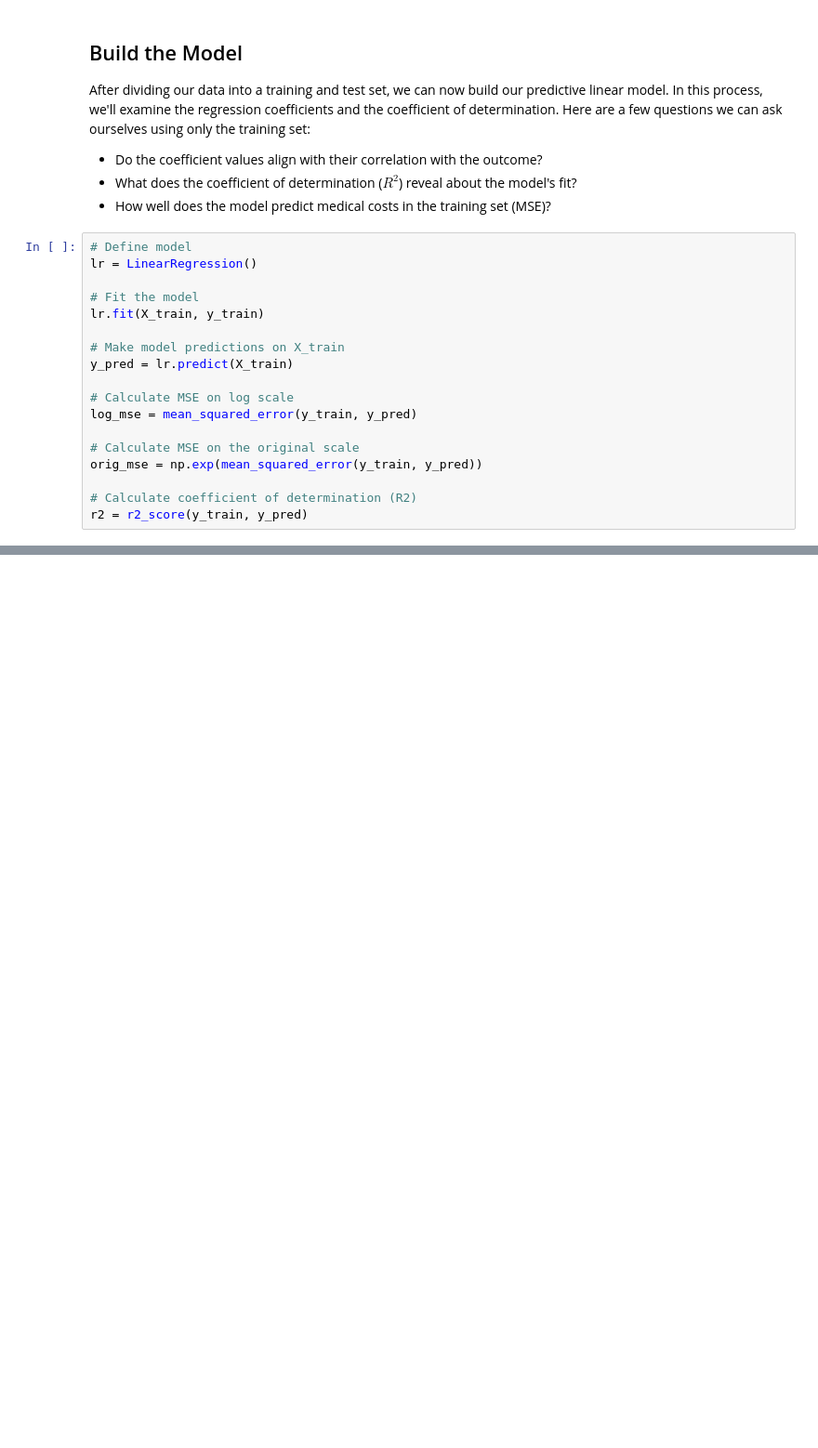
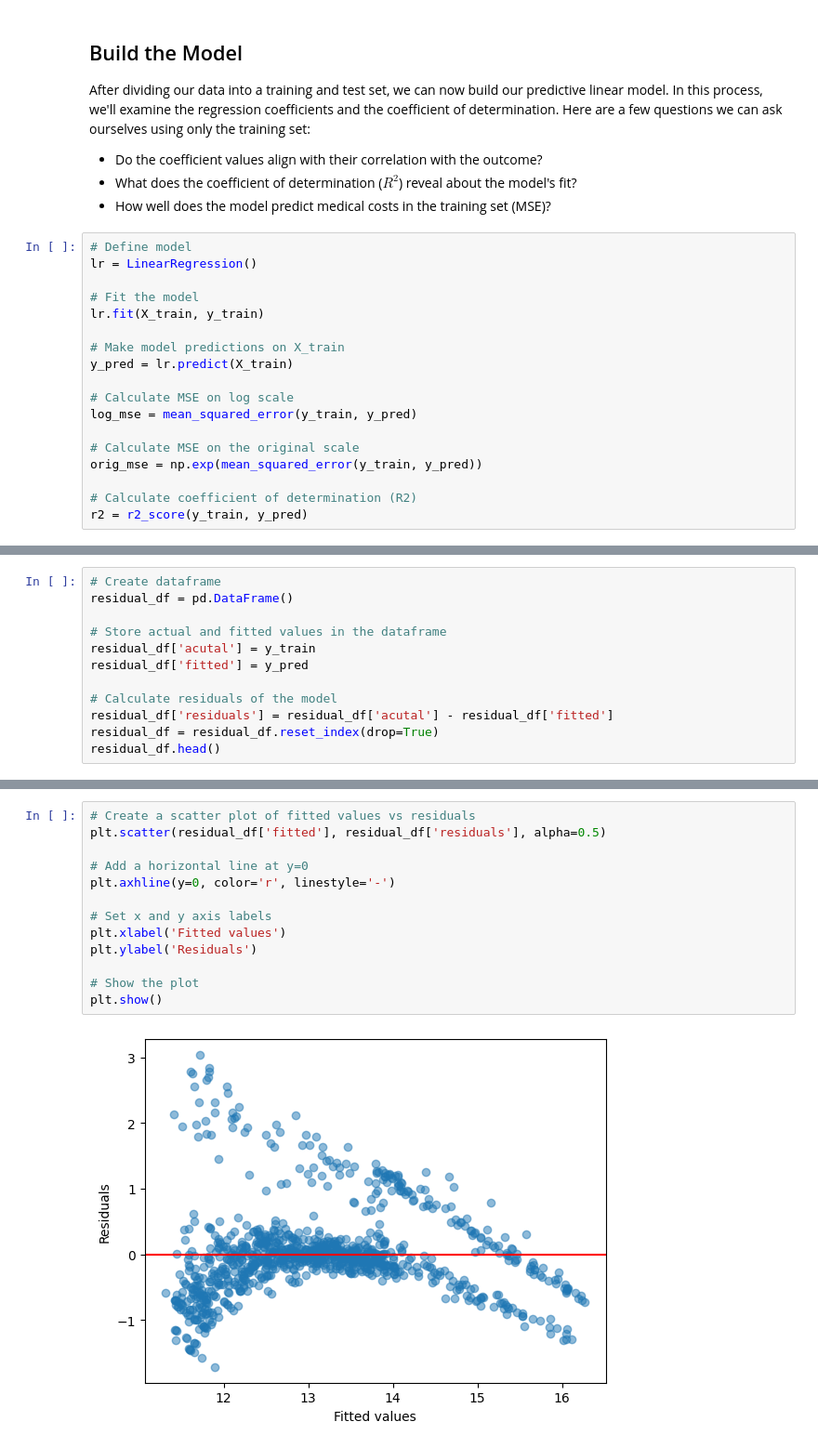
Before and after one commit to MuhammadAwon/datascience-projects, a Jupyter notebook: Projects/predicting-insurance-costs/predicting-med-insurance.ipynb, the cells around one changed output, grey strips where cells are left out. Shown at 93% size. Cells and saved outputs as stored; diff of their text form; blank space fills up the shorter version.

```diff
--- a/Projects/predicting-insurance-costs/predicting-med-insurance.ipynb
+++ b/Projects/predicting-insurance-costs/predicting-med-insurance.ipynb
@@ -308,0 +317,12 @@ In general, the model seems to perform reasonably well when predicting medical c
+# %%
+# Create dataframe
+residual_df = pd.DataFrame()
+
+# Store actual and fitted values in the dataframe
+residual_df['acutal'] = y_train
+residual_df['fitted'] = y_pred
+
+# Calculate residuals of the model
+residual_df['residuals'] = residual_df['acutal'] - residual_df['fitted']
+residual_df = residual_df.reset_index(drop=True)
+residual_df.head()
@@ -308,0 +336,15 @@ In general, the model seems to perform reasonably well when predicting medical c
+# %%
+# Create a scatter plot of fitted values vs residuals
+plt.scatter(residual_df['fitted'], residual_df['residuals'], alpha=0.5)
+
+# Add a horizontal line at y=0
+plt.axhline(y=0, color='r', linestyle='-')
+
+# Set x and y axis labels
+plt.xlabel('Fitted values')
+plt.ylabel('Residuals')
+
+# Show the plot
+plt.show()
+# %% [output]
+[figure, added]
```
Also changed, not shown: parts of 10 cells of this notebook.
